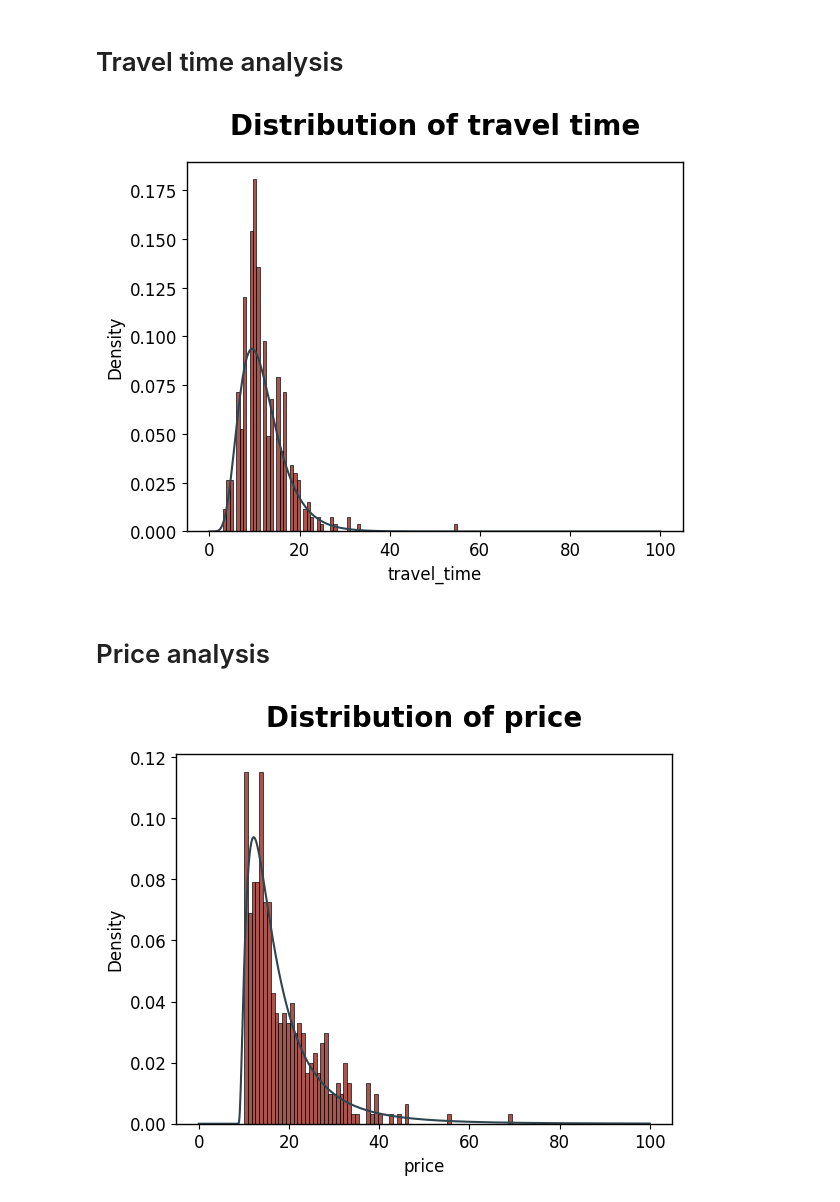
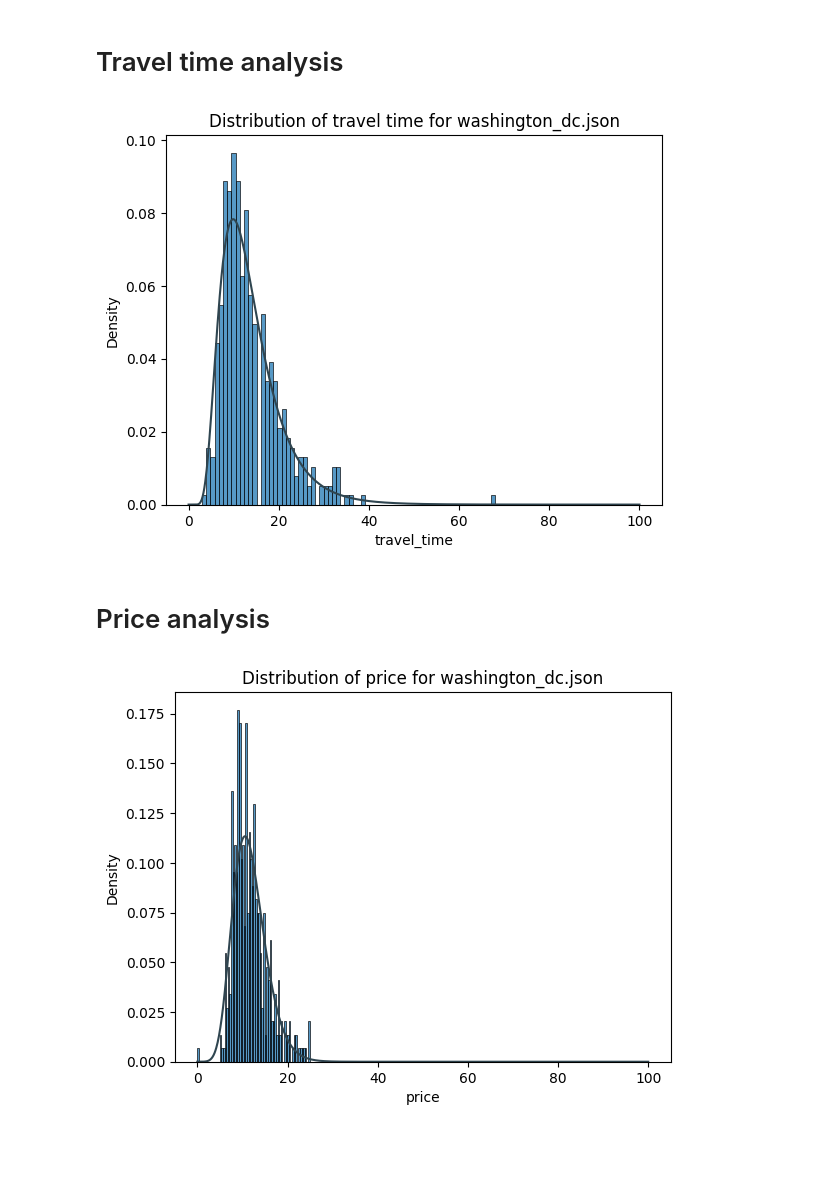
Before and after one commit to Jungar111/multi_agent_reinforcement_learning, a Jupyter notebook: notebooks/data_analysis_brooklyn.ipynb, the cells around one changed output. Saved outputs shown, nothing was run; the diff lists cells and outputs as text; code cells hidden in the pictures; blank space fills up the shorter version.

```diff
--- a/notebooks/data_analysis_brooklyn.ipynb
+++ b/notebooks/data_analysis_brooklyn.ipynb
@@ -10,7 +9,10 @@ from scipy.stats import lognorm
 import statsmodels.formula.api as smf
 import statsmodels.api as sm
 # %%
-with open("data/scenario_san_francisco.json") as f:
+
+cities = ['san_francisco', 'nyc_brooklyn', 'shenzhen_downtown_west', 'washington_dc']
+city = cities[3]
+with open(f"../data/scenario_{city}.json") as f:
     data = json.loads(f.read())
 # %%
 df = pd.DataFrame(data["demand"])
@@ -83,12 +78,13 @@ plt.show()
 # %%
 x = np.linspace(0, 100, 1000)
 fitted_params = lognorm.fit(df["travel_time"])
 sns.histplot(df["travel_time"], bins=70, stat="density")
 plt.plot(x, lognorm(*fitted_params).pdf(x), color="#2F4550")
-plt.title("Distribution of travel time")
+plt.title(f"Distribution of travel time for {city}.json")
+plt.savefig(f"./figs/TravelTimeDist_{city}")
 plt.show()
 # %% [output]
-[figure, old version]
+[figure, new version]
 # %% [markdown]
 # Price analysis
 # %%
@@ -96,10 +92,11 @@ x = np.linspace(0, 100, 1000)
 fitted_params = lognorm.fit(df["price"])
 sns.histplot(df["price"], bins=70, stat="density")
 plt.plot(x, lognorm(*fitted_params).pdf(x), color="#2F4550")
-plt.title("Distribution of price")
+plt.title(f"Distribution of price for {city}.json")
+plt.savefig(f"./figs/DistOfPrice_{city}")
 plt.show()
 # %% [output]
-[figure, old version]
+[figure, new version]
 # %%
 pred_df = df.copy()
 # %%
```
Also changed, not shown: parts of 10 cells of this notebook, 1 other file.
